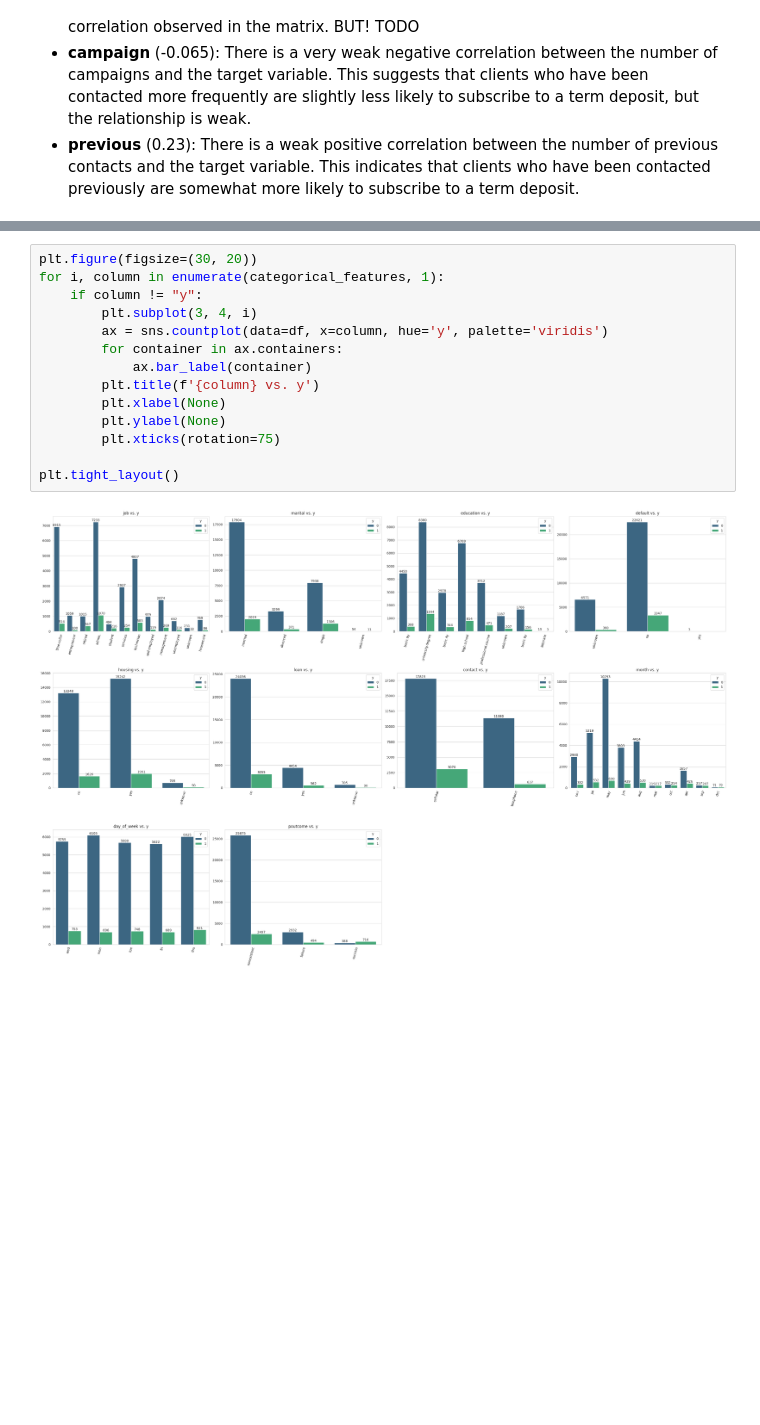
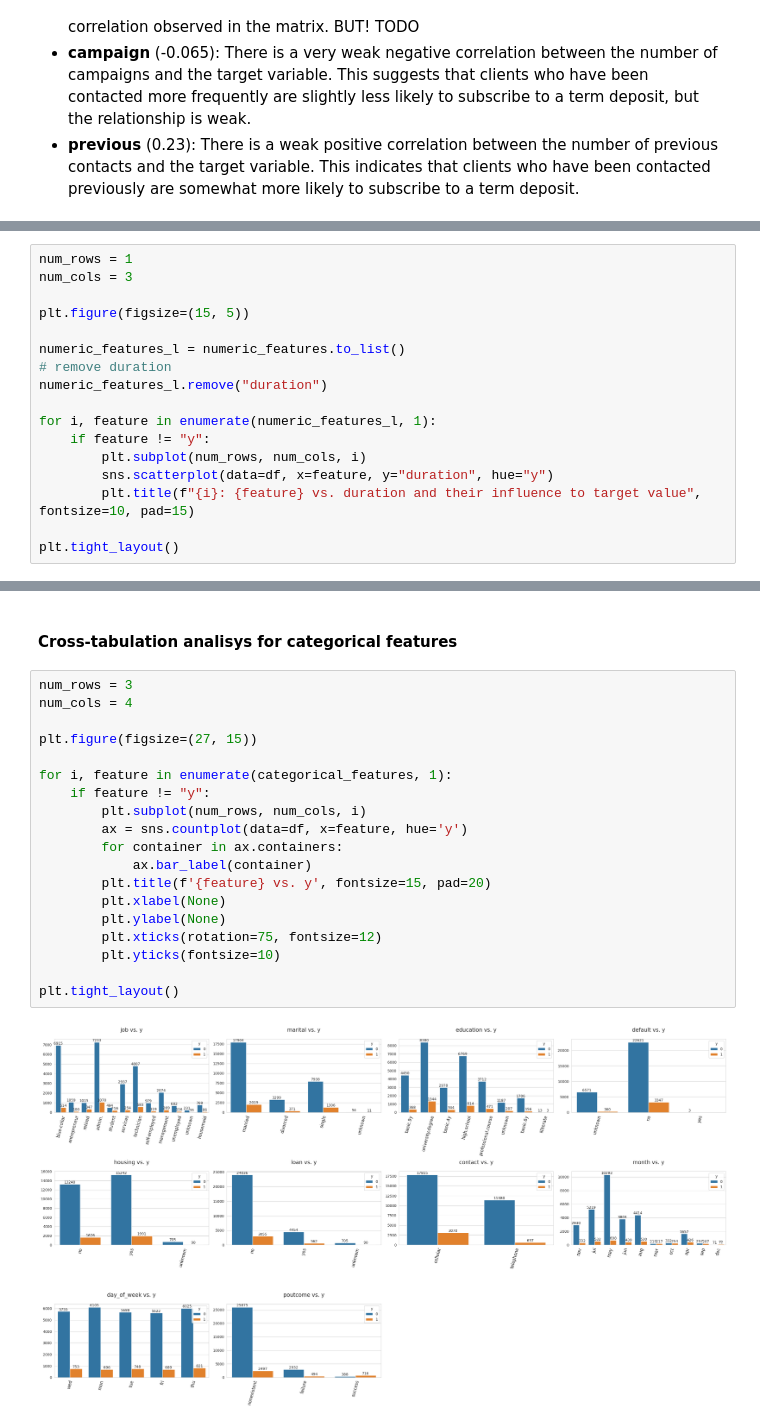
Before and after one commit to naty88/customer_subscriptions_prediction, a Jupyter notebook: notebooks/EDA_analysis.ipynb, the cells around one changed output, grey strips where cells are left out. Cells and saved outputs as stored; diff of their text form; blank space fills up the shorter version.

Commit message:
tbd: data treatment

```diff
--- a/notebooks/EDA_analysis.ipynb
+++ b/notebooks/EDA_analysis.ipynb
@@ -313,0 +293,17 @@ sns.scatterplot(data=df, x="age", y="campaign", hue="y")
+# %%
+num_rows = 1
+num_cols = 3
+
+plt.figure(figsize=(15, 5))
+
+numeric_features_l = numeric_features.to_list()
+# remove duration
+numeric_features_l.remove("duration")
+
+for i, feature in enumerate(numeric_features_l, 1):
+    if feature != "y":
+        plt.subplot(num_rows, num_cols, i)
+        sns.scatterplot(data=df, x=feature, y="duration", hue="y")
+        plt.title(f"{i}: {feature} vs. duration and their influence to target value", fontsize=10, pad=15)
+
+plt.tight_layout()
@@ -314,16 +318,23 @@ sns.scatterplot(data=df, x="age", y="campaign", hue="y")
+# %% [markdown]
+#### Cross-tabulation analisys for categorical features
 # %%
-plt.figure(figsize=(30, 20))
-for i, column in enumerate(categorical_features, 1):
-    if column != "y":
-        plt.subplot(3, 4, i)
-        ax = sns.countplot(data=df, x=column, hue='y', palette='viridis')
+num_rows = 3
+num_cols = 4
+
+plt.figure(figsize=(27, 15))
+
+for i, feature in enumerate(categorical_features, 1):
+    if feature != "y":
+        plt.subplot(num_rows, num_cols, i)
+        ax = sns.countplot(data=df, x=feature, hue='y')
         for container in ax.containers:
             ax.bar_label(container)
-        plt.title(f'{column} vs. y')
+        plt.title(f'{feature} vs. y', fontsize=15, pad=20)
         plt.xlabel(None)
         plt.ylabel(None)
-        plt.xticks(rotation=75)
+        plt.xticks(rotation=75, fontsize=12)
+        plt.yticks(fontsize=10)
 
 plt.tight_layout()
 # %% [output]
-[figure, old version]
+[figure, new version]
```
Also changed, not shown: parts of 16 cells of this notebook.
